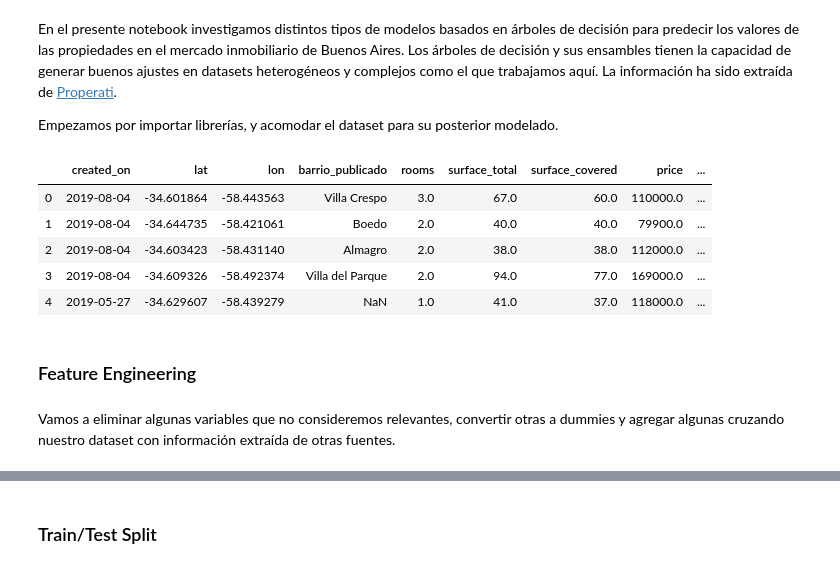
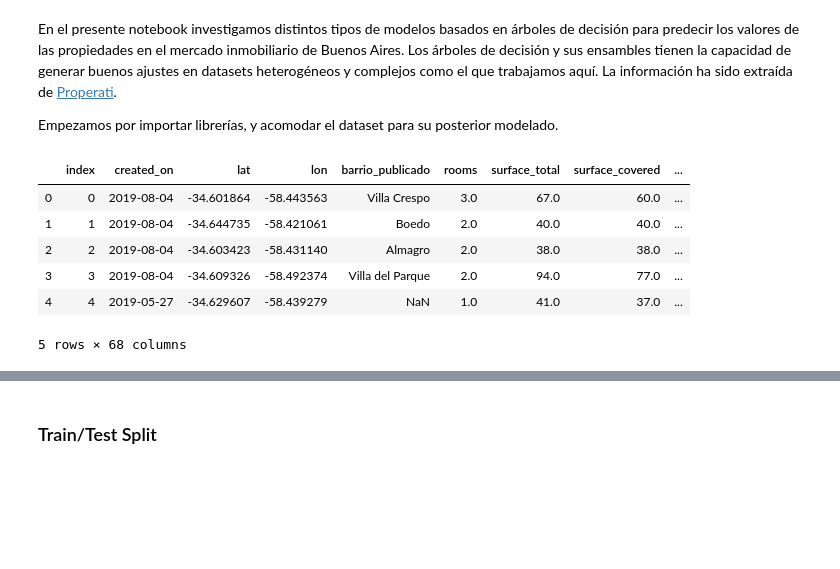
Before and after one commit to iamlucasmateo/dsHousingPrediction, a Jupyter notebook: Notebooks/Mercado Inmobiliario - Decision Tree Models.ipynb, the cells around one changed output, grey strips where cells are left out. Cells and saved outputs as stored; diff of their text form; code cells hidden in the pictures; blank space fills up the shorter version.

```diff
--- a/Notebooks/Mercado Inmobiliario - Decision Tree Models.ipynb
+++ b/Notebooks/Mercado Inmobiliario - Decision Tree Models.ipynb
@@ -13,18 +13,13 @@ import numpy as np
 import matplotlib.pylab as plt
 import seaborn as sns
 # %%
-os.chdir('..')
-df = pd.read_csv('Data/Properati_data_clean.csv')
-os.chdir('Notebooks')
+df = pd.read_csv('Properati_data_clean.csv')
 df.head()
 # %% [output]
-|  | created_on | lat | lon | barrio_publicado | rooms | surface_total | surface_covered | price | ... |
-| 0 | 2019-08-04 | -34.601864 | -58.443563 | Villa Crespo | 3.0 | 67.0 | 60.0 | 110000.0 | ... |
-| 1 | 2019-08-04 | -34.644735 | -58.421061 | Boedo | 2.0 | 40.0 | 40.0 | 79900.0 | ... |
-| 2 | 2019-08-04 | -34.603423 | -58.431140 | Almagro | 2.0 | 38.0 | 38.0 | 112000.0 | ... |
-| 3 | 2019-08-04 | -34.609326 | -58.492374 | Villa del Parque | 2.0 | 94.0 | 77.0 | 169000.0 | ... |
-| 4 | 2019-05-27 | -34.629607 | -58.439279 | NaN | 1.0 | 41.0 | 37.0 | 118000.0 | ... |
+|  | index | created_on | lat | lon | barrio_publicado | rooms | surface_total | surface_covered | ... |
+| 0 | 0 | 2019-08-04 | -34.601864 | -58.443563 | Villa Crespo | 3.0 | 67.0 | 60.0 | ... |
+| 1 | 1 | 2019-08-04 | -34.644735 | -58.421061 | Boedo | 2.0 | 40.0 | 40.0 | ... |
+| 2 | 2 | 2019-08-04 | -34.603423 | -58.431140 | Almagro | 2.0 | 38.0 | 38.0 | ... |
+| 3 | 3 | 2019-08-04 | -34.609326 | -58.492374 | Villa del Parque | 2.0 | 94.0 | 77.0 | ... |
+| 4 | 4 | 2019-05-27 | -34.629607 | -58.439279 | NaN | 1.0 | 41.0 | 37.0 | ... |
+5 rows × 68 columns
-# %% [markdown]
-### Feature Engineering
-# %% [markdown]
-Vamos a eliminar algunas variables que no consideremos relevantes, convertir otras a dummies y agregar algunas cruzando nuestro dataset con información extraída de otras fuentes.
```
Also changed, not shown: parts of 52 cells of this notebook, 25 other files.
